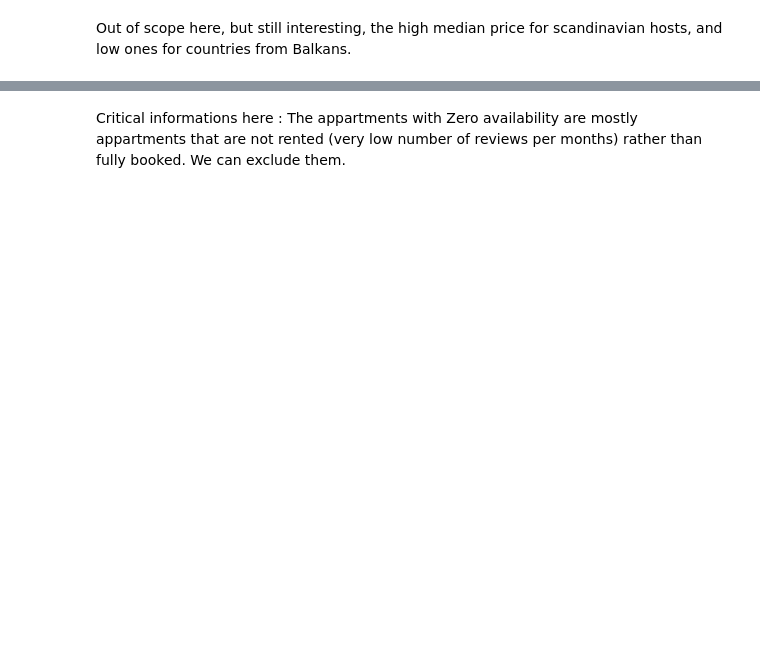
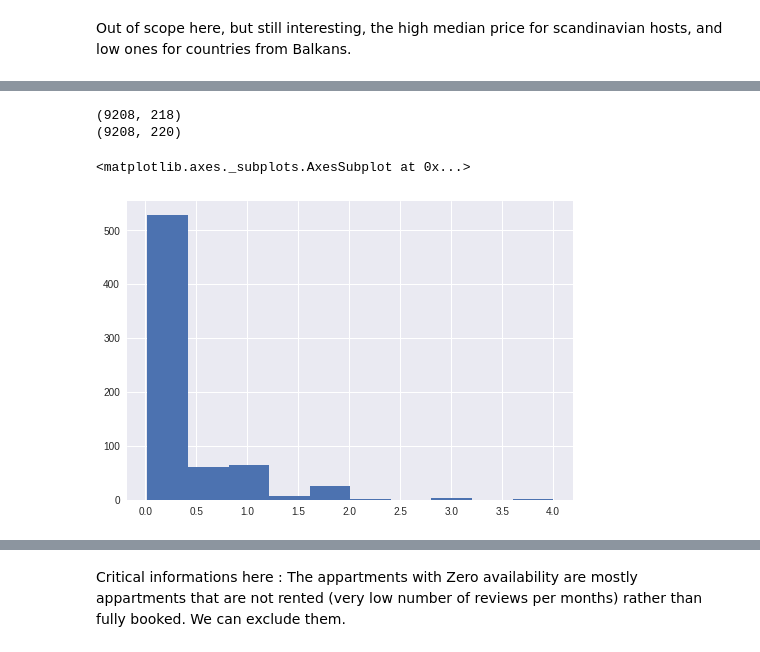
Before and after one commit to clementlefevre/udacity_ML, a Jupyter notebook: capstone_project/Text Vectorization Reviews.ipynb, the cells around one changed output, grey strips where cells are left out. Cells and saved outputs as stored; diff of their text form; code cells hidden in the pictures; blank space fills up the shorter version.

```diff
--- a/capstone_project/Text Vectorization Reviews.ipynb
+++ b/capstone_project/Text Vectorization Reviews.ipynb
@@ -115,0 +134,11 @@ groupy.shape
+# %%
+print df_listing.shape
+print df_listing_with_reviews.shape
+# %% [output]
+(9208, 218)
+(9208, 220)
+# %%
+df_listing_with_reviews[df_listing_with_reviews.comments.isnull()].reviews_per_month.hist()
+# %% [output]
+<matplotlib.axes._subplots.AxesSubplot at 0x...>
+[figure, added]
```
Also changed, not shown: parts of 29 cells of this notebook.
